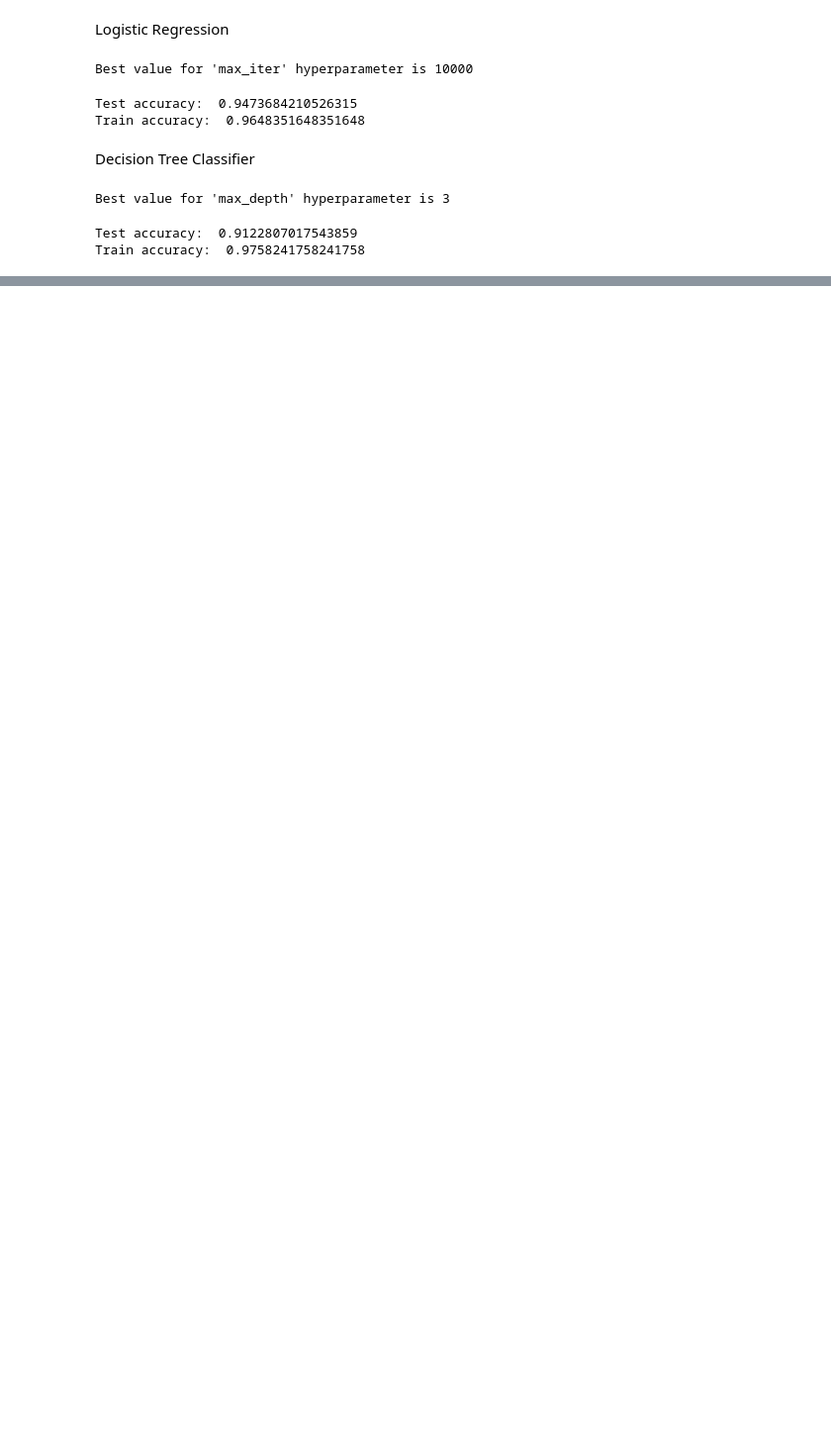
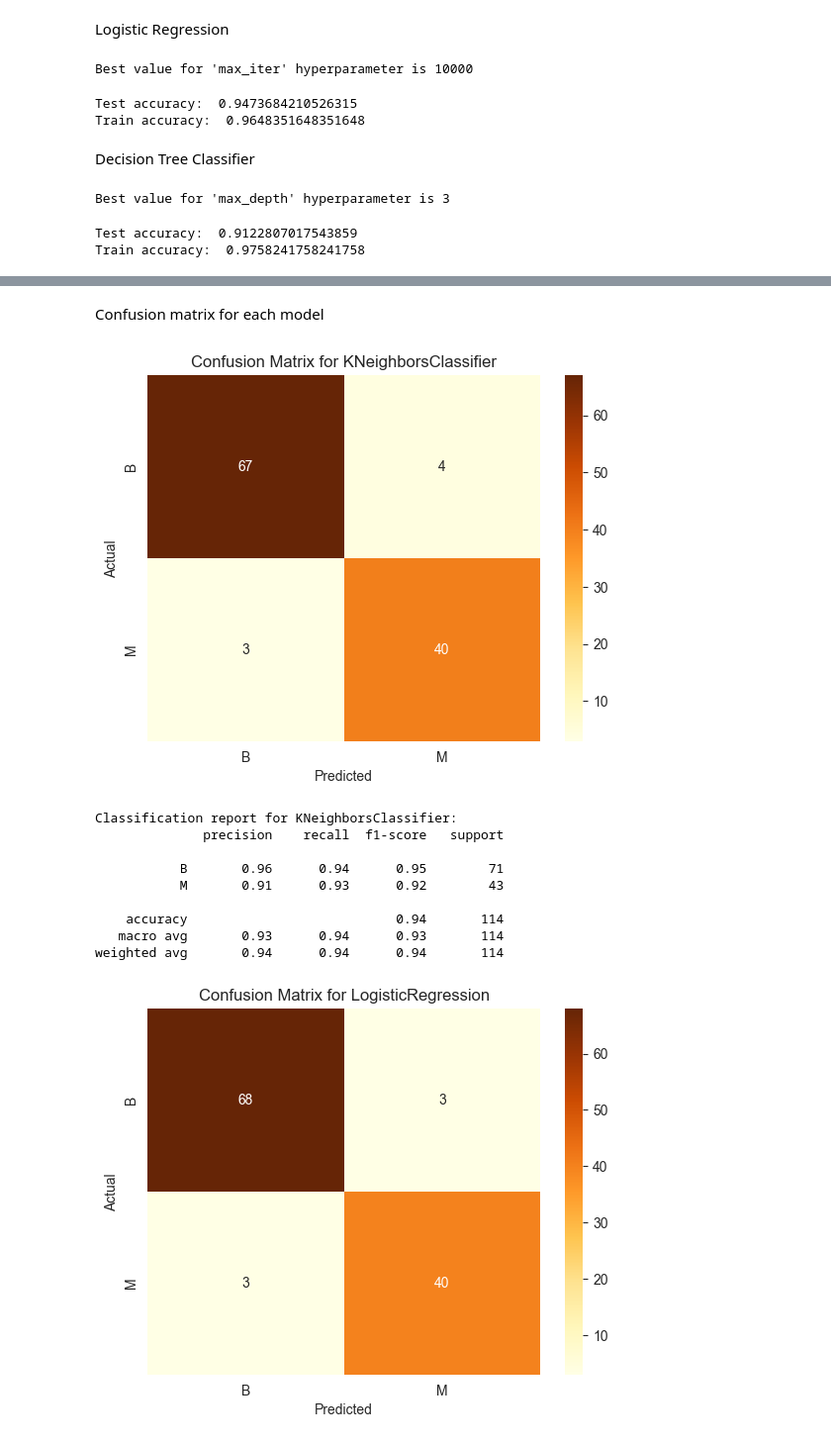
Before and after one commit to muratalkhadam/breast-cancer-prediction, a Jupyter notebook: main.ipynb, the cells around one changed output, grey strips where cells are left out. Shown at 99% size. Cells and saved outputs as stored; diff of their text form; code cells hidden in the pictures; blank space fills up the shorter version.

Commit message:
confusion matrix and classification report for each model

```diff
--- a/main.ipynb
+++ b/main.ipynb
@@ -253,0 +255,31 @@ plt.show()
+# %% [markdown]
+Confusion matrix for each model
+# %%
+models = [knn, logr, dtc]
+names = ['KNeighborsClassifier', 'LogisticRegression', 'DecisionTreeClassifier']
+class_labels = ['B', 'M']
+
+for model, name in zip(models, names):
+    confusion = confusion_matrix(y_true=y_test, y_pred=model.predict(X_test))
+    confusion_df = pd.DataFrame(confusion, index=class_labels, columns=class_labels)
+    sns.heatmap(confusion_df, annot=True, fmt='d', cmap='YlOrBr')
+
+    plt.xlabel('Predicted')
+    plt.ylabel('Actual')
+    plt.title(f'Confusion Matrix for {name}')
+    plt.show()
+
+    report = classification_report(y_test, model.predict(X_test))
+    print(f'Classification report for {name}:', report, sep='\n')
+# %% [output]
+[figure, added]
+Classification report for KNeighborsClassifier:
+              precision    recall  f1-score   support
+
+           B       0.96      0.94      0.95        71
+           M       0.91      0.93      0.92        43
+
+    accuracy                           0.94       114
+   macro avg       0.93      0.94      0.93       114
+weighted avg       0.94      0.94      0.94       114
+[figure, added]
```
Also changed, not shown: parts of 4 cells of this notebook.
